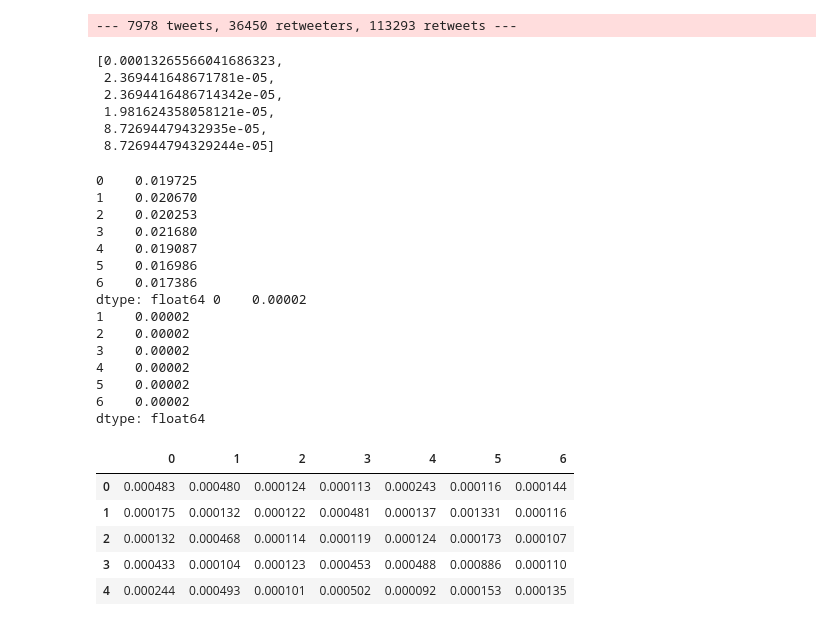
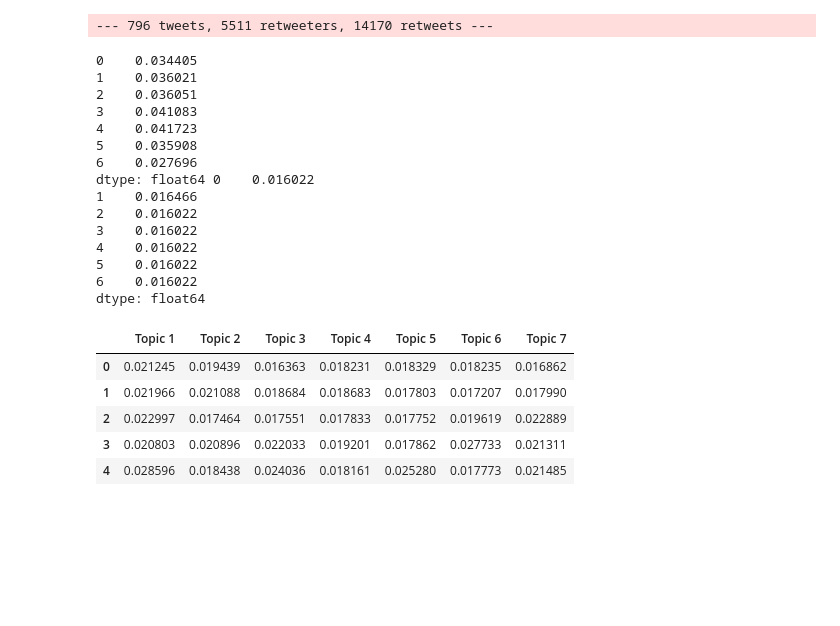
Before and after one commit to cameron-raymond/CISC500-SeniorThesis, a Jupyter notebook: source_code/graph/ANOVA.ipynb, the cells around one changed output. Drawn from its saved outputs; the diff is of its cells as text; code cells hidden in the pictures; blank space fills up the shorter version.

```diff
--- a/source_code/graph/ANOVA.ipynb
+++ b/source_code/graph/ANOVA.ipynb
@@ -7,10 +7,10 @@ from numpy import log10
 import pandas as pd
 import numpy as np
 # %%
-usernames = ["JustinTrudeau", "ElizabethMay", "theJagmeetSingh", "AndrewScheer", "MaximeBernier"]
+usernames =  ["JustinTrudeau"]
 G = Graph(usernames).G
 # %% [output]
---- 7978 tweets, 36450 retweeters, 113293 retweets ---
+--- 796 tweets, 5511 retweeters, 14170 retweets ---
 # %%
 def centrality_per_topic(G, username=None):
     """
@@ -40,37 +40,36 @@ def centrality_per_topic(G, username=None):
     return topic_centrality
 # %%
 centrality_dict = centrality_per_topic(G)
-centrality_dict.pop(-1)
+try:
+    centrality_dict.pop(-1)
+except:
+    pass
+# centrality_dict.pop(-1)
-# %% [output]
-[0.00013265566041686323,
- 2.369441648671781e-05,
- 2.3694416486714342e-05,
- 1.981624358058121e-05,
- 8.72694479432935e-05,
- 8.726944794329244e-05]
 # %%
 centrality_df = pd.DataFrame({ key:pd.Series(value) for key, value in centrality_dict.items() })
 print(centrality_df.max(),centrality_df.min())
+centrality_df.columns = ["Topic {}".format(i+1) for i in range(7)]
+# centrality_df.columns = ["Topic {}".format(i+1) for i centrality_df.columns]
 centrality_df.head()
 # %% [output]
-0    0.019725
-1    0.020670
-2    0.020253
-3    0.021680
-4    0.019087
-5    0.016986
-6    0.017386
-dtype: float64 0    0.00002
-1    0.00002
-2    0.00002
-3    0.00002
-4    0.00002
-5    0.00002
-6    0.00002
+0    0.034405
+1    0.036021
+2    0.036051
+3    0.041083
+4    0.041723
+5    0.035908
+6    0.027696
+dtype: float64 0    0.016022
+1    0.016466
+2    0.016022
+3    0.016022
+4    0.016022
+5    0.016022
+6    0.016022
 dtype: float64
-|  | 0 | 1 | 2 | 3 | 4 | 5 | 6 |
-| 0 | 0.000483 | 0.000480 | 0.000124 | 0.000113 | 0.000243 | 0.000116 | 0.000144 |
-| 1 | 0.000175 | 0.000132 | 0.000122 | 0.000481 | 0.000137 | 0.001331 | 0.000116 |
-| 2 | 0.000132 | 0.000468 | 0.000114 | 0.000119 | 0.000124 | 0.000173 | 0.000107 |
-| 3 | 0.000433 | 0.000104 | 0.000123 | 0.000453 | 0.000488 | 0.000886 | 0.000110 |
-| 4 | 0.000244 | 0.000493 | 0.000101 | 0.000502 | 0.000092 | 0.000153 | 0.000135 |
+|  | Topic 1 | Topic 2 | Topic 3 | Topic 4 | Topic 5 | Topic 6 | Topic 7 |
+| 0 | 0.021245 | 0.019439 | 0.016363 | 0.018231 | 0.018329 | 0.018235 | 0.016862 |
+| 1 | 0.021966 | 0.021088 | 0.018684 | 0.018683 | 0.017803 | 0.017207 | 0.017990 |
+| 2 | 0.022997 | 0.017464 | 0.017551 | 0.017833 | 0.017752 | 0.019619 | 0.022889 |
+| 3 | 0.020803 | 0.020896 | 0.022033 | 0.019201 | 0.017862 | 0.027733 | 0.021311 |
+| 4 | 0.028596 | 0.018438 | 0.024036 | 0.018161 | 0.025280 | 0.017773 | 0.021485 |
```
Also changed, not shown: parts of 3 cells of this notebook, 14 other files.
